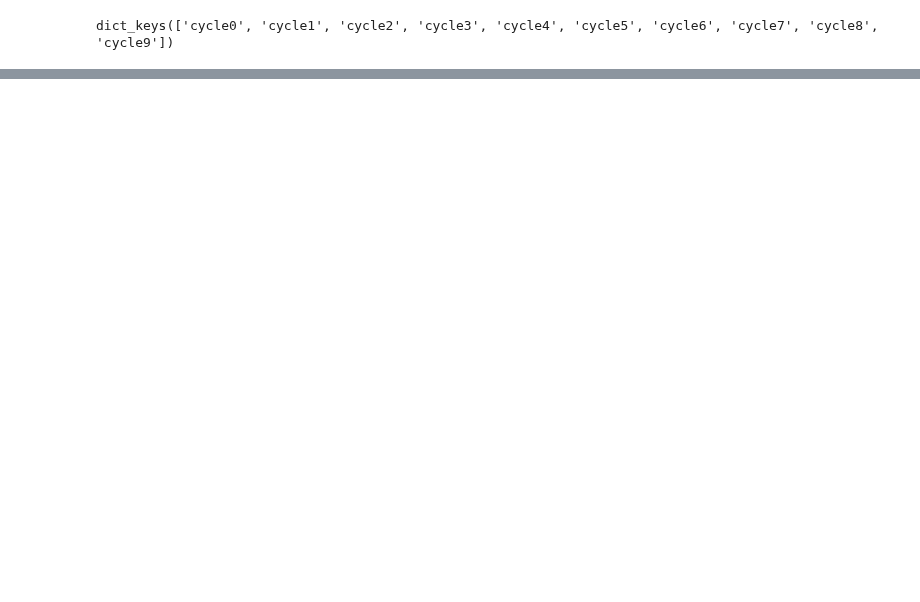
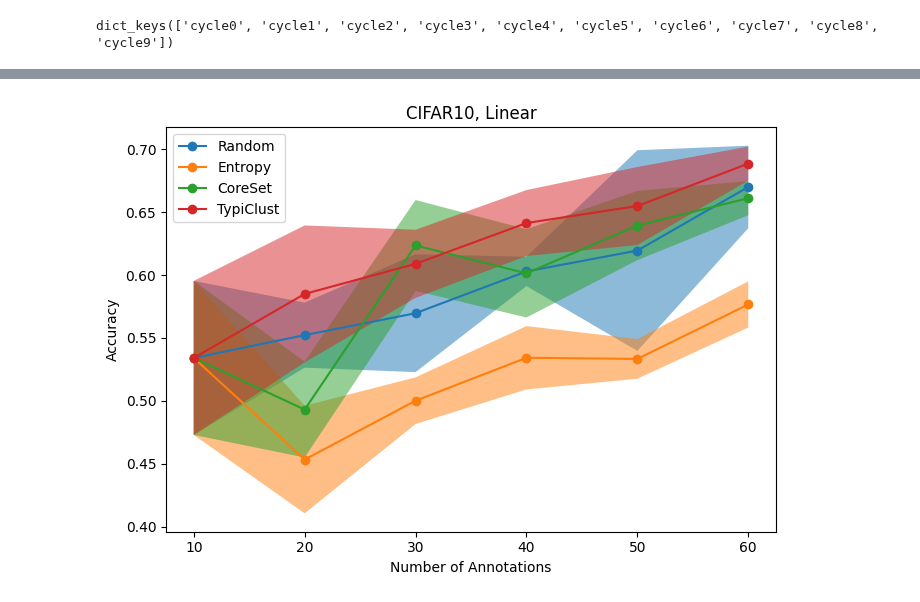
Before and after one commit to dhuseljic/dal-toolbox, a Jupyter notebook: experiments/active_learning/notebooks/evaluation_ynagel.ipynb, the cells around one changed output, grey strips where cells are left out. Cells and saved outputs as stored; diff of their text form; code cells hidden in the pictures; blank space fills up the shorter version.

```diff
--- a/experiments/active_learning/notebooks/evaluation_ynagel.ipynb
+++ b/experiments/active_learning/notebooks/evaluation_ynagel.ipynb
@@ -192,0 +197,42 @@ for dataset, model, budget in lp:
+# %%
+# Specifying enums
+
+class Dataset(Enum):
+    CIFAR10 = "CIFAR10"
+
+class Model(Enum):
+    Linear = "linear"
+
+class Strategy(Enum):
+    Random = "random"
+    Entropy = "entropy"
+    CoreSet = "coreset"
+    TypiClust = "typiclust"
+
+budgets = [60]
+
+lp = itertools.product(Dataset, Model, budgets)
+
+for dataset, model, budget in lp:
+    dataset_name = dataset.name
+    model_name = model.name
+
+    dataset = dataset.value
+    model = model.value
+
+    experiments = {
+    "Random": create_results_path(dataset, model, Strategy.Random.value, budget, base_ssl_results_path),
+    "Entropy": create_results_path(dataset, model, Strategy.Entropy.value, budget, base_ssl_results_path),
+    "CoreSet": create_results_path(dataset, model, Strategy.CoreSet.value, budget, base_ssl_results_path),
+    "TypiClust": create_results_path(dataset, model, Strategy.TypiClust.value, budget, base_ssl_results_path),
+    }
+
+    savePath = Path(os.path.join("learning_curves", dataset, model, f"budet{budget}.png"))
+    os.makedirs(os.path.join("learning_curves", dataset, model), exist_ok=True)
+
+    try:
+        plot_learning_curves(generate_learning_curves(experiments), title = f"{dataset_name}, {model_name}", save=True, savePath=savePath)
+    except FileNotFoundError as e:
+        print(e)
+# %% [output]
+[figure, added]
```
Also changed, not shown: parts of 5 cells of this notebook, 9 other files.
